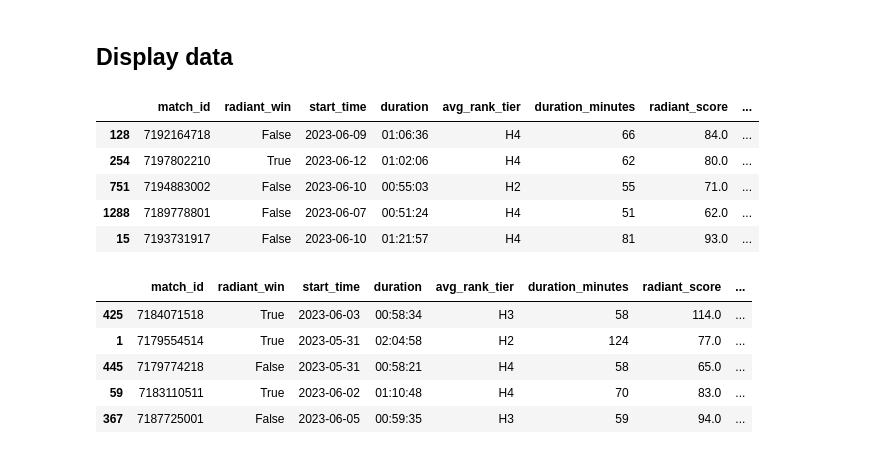
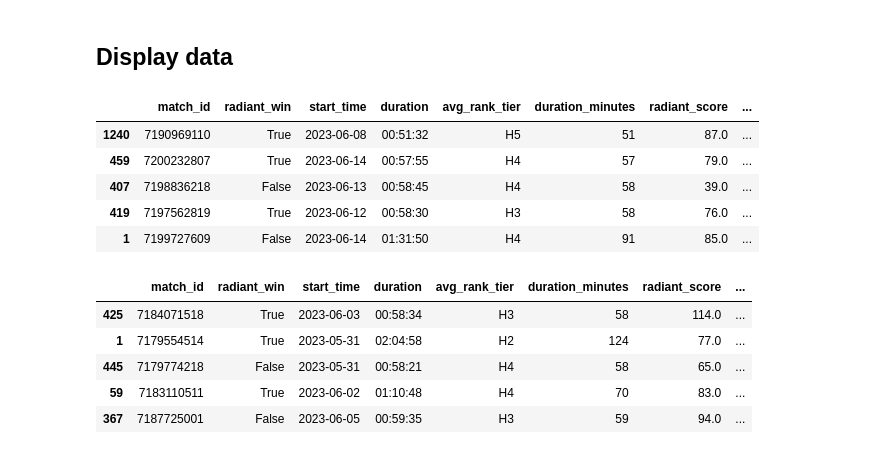
Before and after one commit to bil-lekid/HeraldReplayGet, a Jupyter notebook: main.ipynb, the cells around one changed output. Saved outputs shown, nothing was run; the diff lists cells and outputs as text; code cells hidden in the pictures.

```diff
--- a/main.ipynb
+++ b/main.ipynb
@@ -591,39 +590,39 @@ column_list = [
     "max_kill_dif",
     "kills_per_minute",
     "comeback",
     "analysisOutcome",
     'goldSwing',
     'absGoldSwing',
     "topLaneOutcome",
     "midLaneOutcome",
     "bottomLaneOutcome",
     "HK",
     "player_HK",
     "item_HK",
     "HD",
     "player_HD",
     "item_HD",
     "HLH",
     "HDeny",
     "HGPM",
     "HXPM",
     "abs_kill_dif",
 ]
 
 condition = display_df_edit["match_id"].notnull()
-condition = display_df_edit['analysisOutcome'] == 'COMEBACK'
+# condition = display_df_edit['analysisOutcome'] == 'COMEBACK'
 pretty_print(
     display_df_edit.loc[condition, column_list]
     .sort_values(by=["HK"], ascending=[False])
     .head(5)
 )
 # %% [output]
 |  | match_id | radiant_win | start_time | duration | avg_rank_tier | duration_minutes | radiant_score | ... |
-| 128 | 7192164718 | False | 2023-06-09 | 01:06:36 | H4 | 66 | 84.0 | ... |
-| 254 | 7197802210 | True | 2023-06-12 | 01:02:06 | H4 | 62 | 80.0 | ... |
-| 751 | 7194883002 | False | 2023-06-10 | 00:55:03 | H2 | 55 | 71.0 | ... |
-| 1288 | 7189778801 | False | 2023-06-07 | 00:51:24 | H4 | 51 | 62.0 | ... |
-| 15 | 7193731917 | False | 2023-06-10 | 01:21:57 | H4 | 81 | 93.0 | ... |
+| 1240 | 7190969110 | True | 2023-06-08 | 00:51:32 | H5 | 51 | 87.0 | ... |
+| 459 | 7200232807 | True | 2023-06-14 | 00:57:55 | H4 | 57 | 79.0 | ... |
+| 407 | 7198836218 | False | 2023-06-13 | 00:58:45 | H4 | 58 | 39.0 | ... |
+| 419 | 7197562819 | True | 2023-06-12 | 00:58:30 | H3 | 58 | 76.0 | ... |
+| 1 | 7199727609 | False | 2023-06-14 | 01:31:50 | H4 | 91 | 85.0 | ... |
 # %%
 df_csv = pd.read_csv('herald_replay_Jun_7.csv')
 # df_csv = df_csv[df_csv['comeback'] == True]
```
Also changed, not shown: parts of 4 cells of this notebook, 3 other files.
